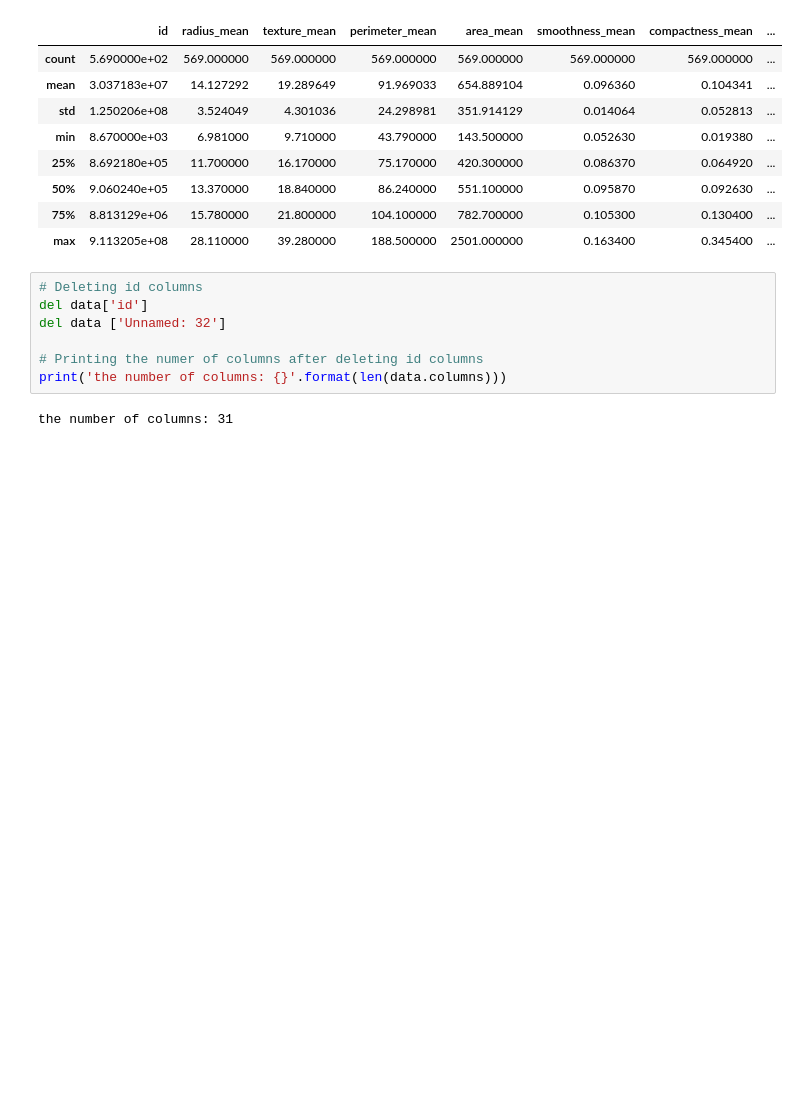
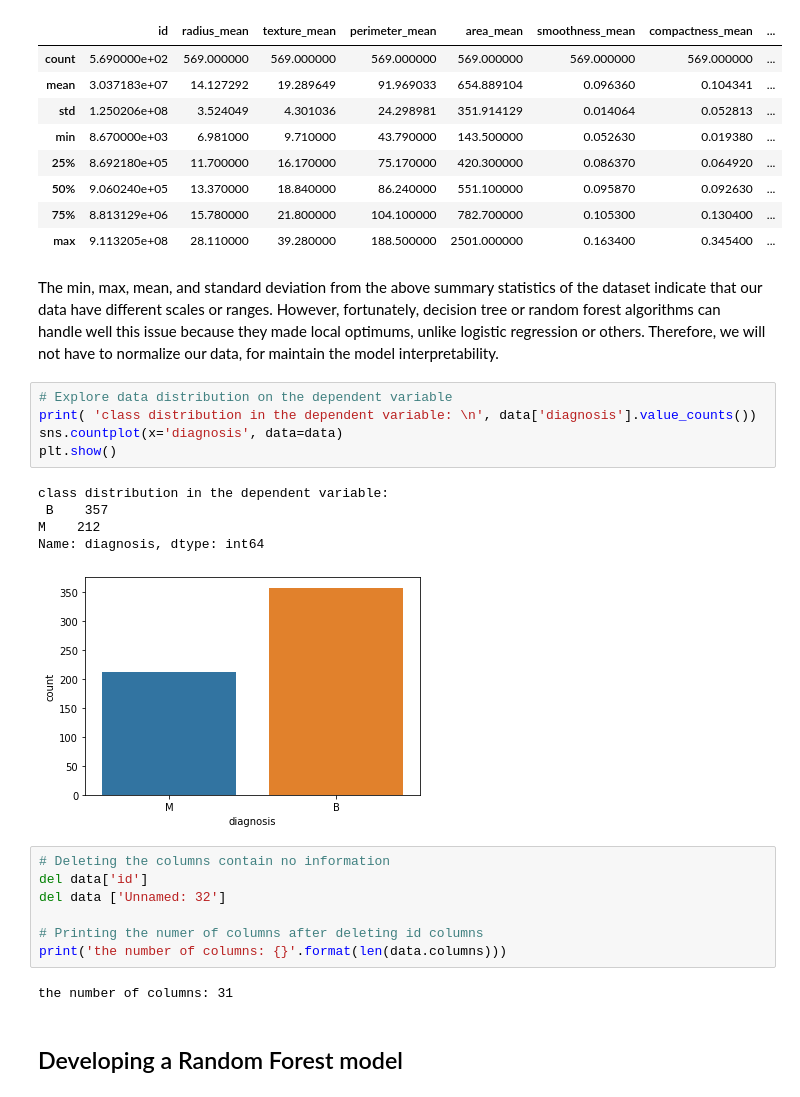
Before and after one commit to HuyenNguyenHelen/INFO-5505---Machine-learning, a Jupyter notebook: HuyenNguyen_Assignment4.ipynb, the cells around one changed output. Cells and saved outputs as stored; diff of their text form; blank space fills up the shorter version.

```diff
--- a/HuyenNguyen_Assignment4.ipynb
+++ b/HuyenNguyen_Assignment4.ipynb
@@ -65,8 +70,21 @@ data.describe()
 | 50% | 9.060240e+05 | 13.370000 | 18.840000 | 86.240000 | 551.100000 | 0.095870 | 0.092630 | ... |
 | 75% | 8.813129e+06 | 15.780000 | 21.800000 | 104.100000 | 782.700000 | 0.105300 | 0.130400 | ... |
 | max | 9.113205e+08 | 28.110000 | 39.280000 | 188.500000 | 2501.000000 | 0.163400 | 0.345400 | ... |
+# %% [markdown]
+The min, max, mean, and standard deviation from the above summary statistics of the dataset indicate that our data have different scales or ranges. However, fortunately, decision tree or random forest algorithms can handle well this issue because they made local optimums, unlike logistic regression or others. Therefore, we will not have to normalize our data, for maintain the model interpretability.
+# %%
+# Explore data distribution on the dependent variable
+print( 'class distribution in the dependent variable: \n', data['diagnosis'].value_counts())
+sns.countplot(x='diagnosis', data=data)
+plt.show()
+# %% [output]
+class distribution in the dependent variable:
+ B    357
+M    212
+Name: diagnosis, dtype: int64
+[figure, added]
 # %%
-# Deleting id columns
+# Deleting the columns contain no information
 del data['id']
 del data ['Unnamed: 32']
 
@@ -74,3 +92,5 @@ del data ['Unnamed: 32']
 print('the number of columns: {}'.format(len(data.columns)))
 # %% [output]
 the number of columns: 31
+# %% [markdown]
+## Developing a Random Forest model
```
Also changed, not shown: parts of 4 cells of this notebook.
